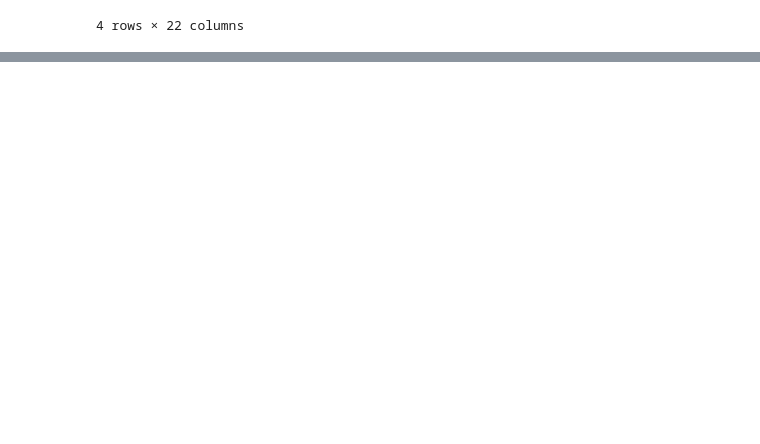
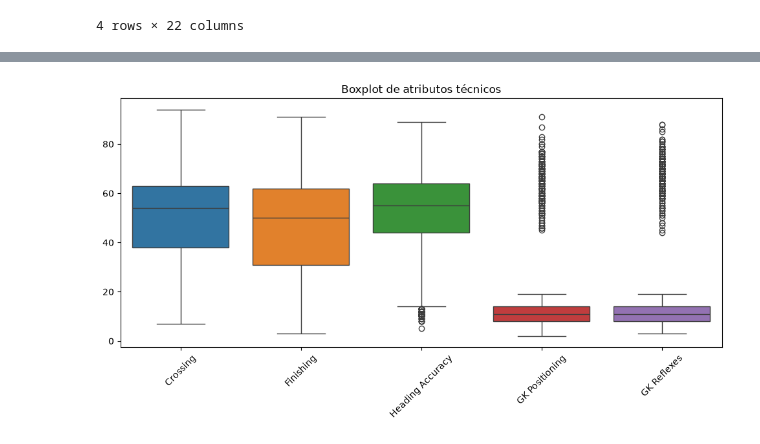
Before and after one commit to Samuel009-uex/Proyecto_Programacion_2, a Jupyter notebook: Cuadernos/exploracion_samuel.ipynb, the cells around one changed output, grey strips where cells are left out. Saved outputs shown, nothing was run; the diff lists cells and outputs as text; code cells hidden in the pictures; blank space fills up the shorter version.

Commit message:
Item 3: boxplots e identificación de outliers

```diff
--- a/Cuadernos/exploracion_samuel.ipynb
+++ b/Cuadernos/exploracion_samuel.ipynb
@@ -70,3 +70,5 @@ See https://pandas.pydata.org/docs/dev/user_guide/migration.html#string-migratio
 | top | https://cdn.sofifa.com/players/23... | Nicolás Fernández | http://sofifa.com/player/237791/d... | England | CB | G. Fuentes | \n\n\n\nGoiás\n2019 ~ 2023\n\n | 6'0" | 154lbs | ... |
 | freq | 1 | 2 | 1 | 163 | 257 | 3 | 5 | 298 | 171 | ... |
 4 rows × 22 columns
+# %%
+df = df.drop(columns=["Loan Date End"])
@@ -72,0 +86,9 @@ See https://pandas.pydata.org/docs/dev/user_guide/migration.html#string-migratio
+# %%
+# Grupo 2: atributos técnicos principales
+plt.figure(figsize=(12, 5))
+sns.boxplot(data=df[["Crossing", "Finishing", "Heading Accuracy", "GK Positioning", "GK Reflexes"]])
+plt.title("Boxplot de atributos técnicos")
+plt.xticks(rotation=45)
+plt.show()
+# %% [output]
+[figure, added]
```
Also changed, not shown: parts of 5 cells of this notebook, 1 other file.
